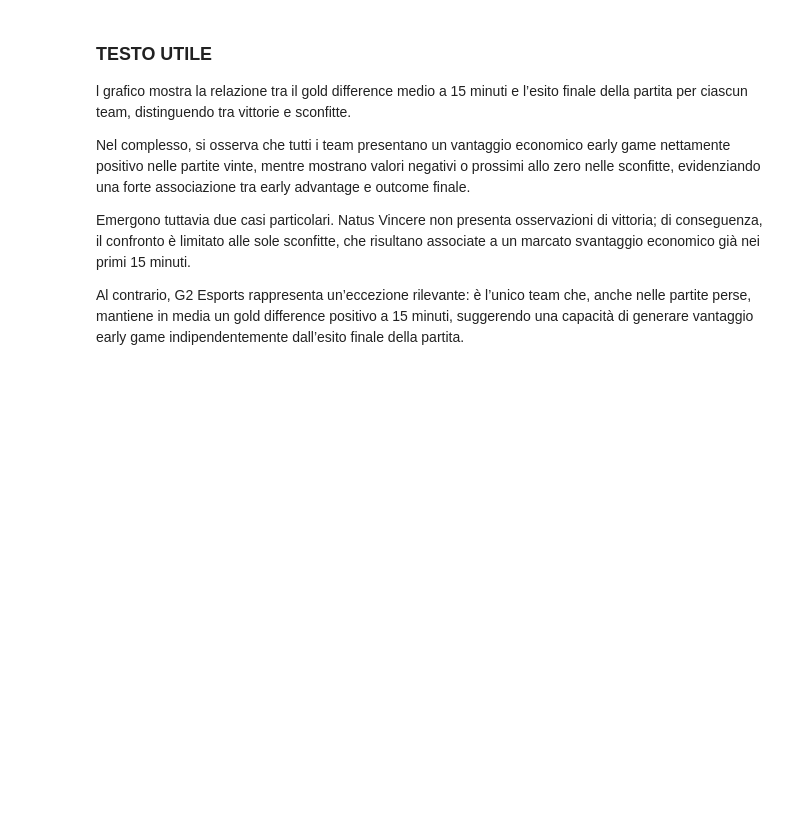
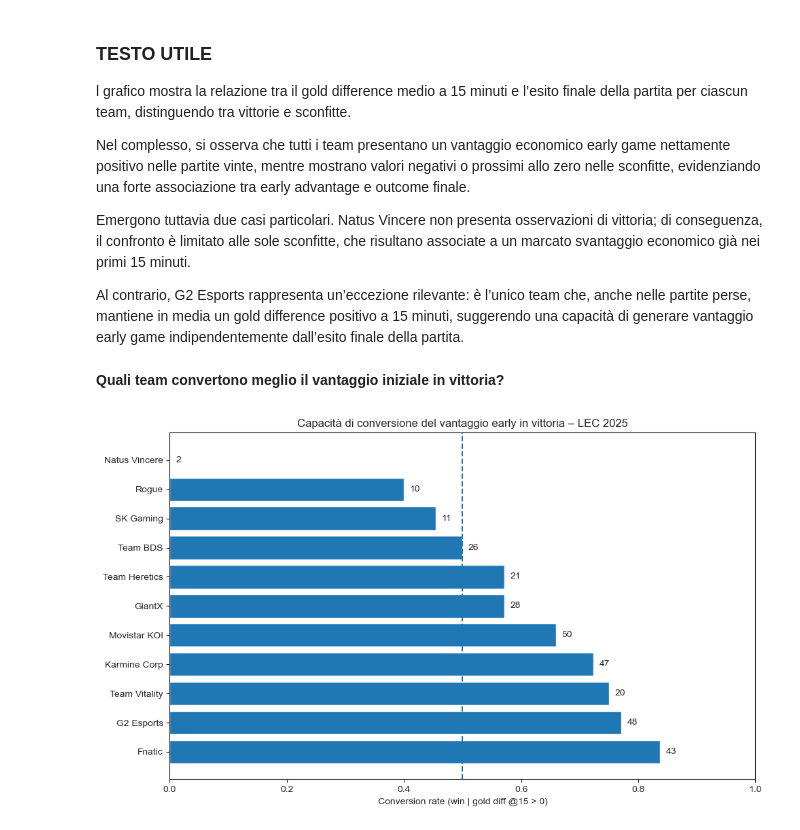
Before and after one commit to AnalystEca/G2-project-analysis, a Jupyter notebook: G2_analisi.ipynb, the cells around one changed output. Saved outputs shown, nothing was run; the diff lists cells and outputs as text; code cells hidden in the pictures; blank space fills up the shorter version.

Commit message:
completate domande sotto gruppo uno delle performance di team

```diff
--- a/G2_analisi.ipynb
+++ b/G2_analisi.ipynb
@@ -965,3 +965,65 @@ Nel complesso, si osserva che tutti i team presentano un vantaggio economico ear
 Emergono tuttavia due casi particolari. Natus Vincere non presenta osservazioni di vittoria; di conseguenza, il confronto è limitato alle sole sconfitte, che risultano associate a un marcato svantaggio economico già nei primi 15 minuti.
 
 Al contrario, G2 Esports rappresenta un’eccezione rilevante: è l’unico team che, anche nelle partite perse, mantiene in media un gold difference positivo a 15 minuti, suggerendo una capacità di generare vantaggio early game indipendentemente dall’esito finale della partita.
+# %% [markdown]
+**Quali team convertono meglio il vantaggio iniziale in vittoria?**
+# %%
+conversion_df = lec_df[
+    ['position', 'teamname', 'golddiffat15', 'result']
+]
+
+conversion_df = conversion_df[
+    conversion_df['position'] == 'team'
+]
+conversion_df['early_advantage'] = conversion_df['golddiffat15'] > 0
+conversion_df = conversion_df[
+    conversion_df['early_advantage']
+]
+team_conversion = (
+    conversion_df
+    .groupby('teamname')
+    .agg(
+        games_with_adv=('result', 'count'),
+        wins_with_adv=('result', 'sum')
+    )
+    .reset_index()
+)
+
+team_conversion['conversion_rate'] = (
+    team_conversion['wins_with_adv'] /
+    team_conversion['games_with_adv']
+)
+
+# Ordiniamo i team per conversion rate
+plot_df = team_conversion.sort_values(
+    'conversion_rate',
+    ascending=False
+)
+
+plt.figure(figsize=(10, 6))
+
+plt.barh(
+    plot_df['teamname'],
+    plot_df['conversion_rate']
+)
+
+plt.xlabel('Conversion rate (win | gold diff @15 > 0)')
+plt.title('Capacità di conversione del vantaggio early in vittoria – LEC 2025')
+
+# Linea di riferimento al 50%
+plt.axvline(0.5, linestyle='--')
+
+# Annotazioni con numero di partite
+for i, row in plot_df.iterrows():
+    plt.text(
+        row['conversion_rate'] + 0.01,
+        row['teamname'],
+        f"{int(row['games_with_adv'])}",
+        va='center'
+    )
+
+plt.xlim(0, 1)
+plt.tight_layout()
+plt.show()
+# %% [output]
+[figure, added]
```
Also changed, not shown: parts of 4 cells of this notebook, 1 other file.
